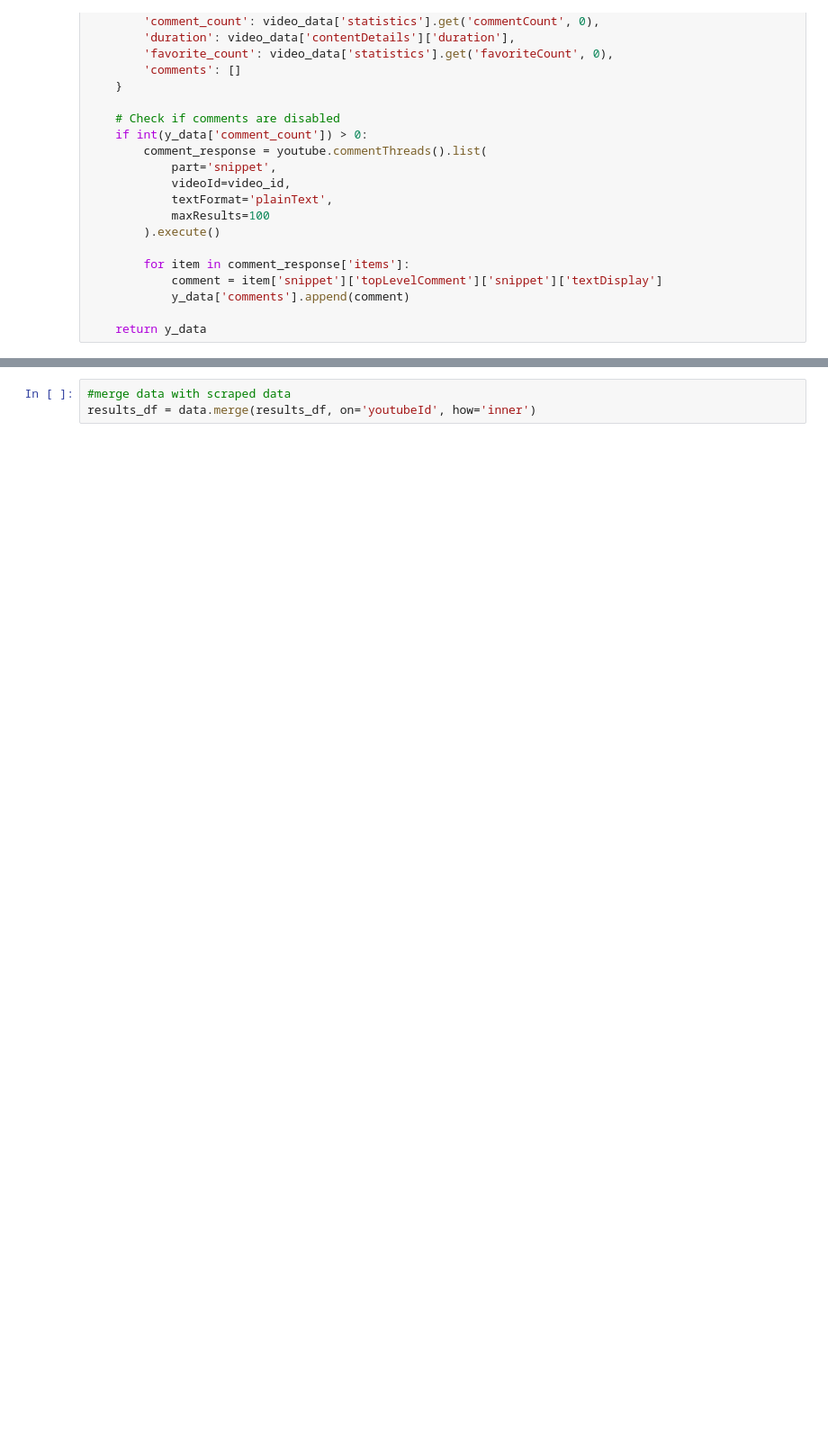
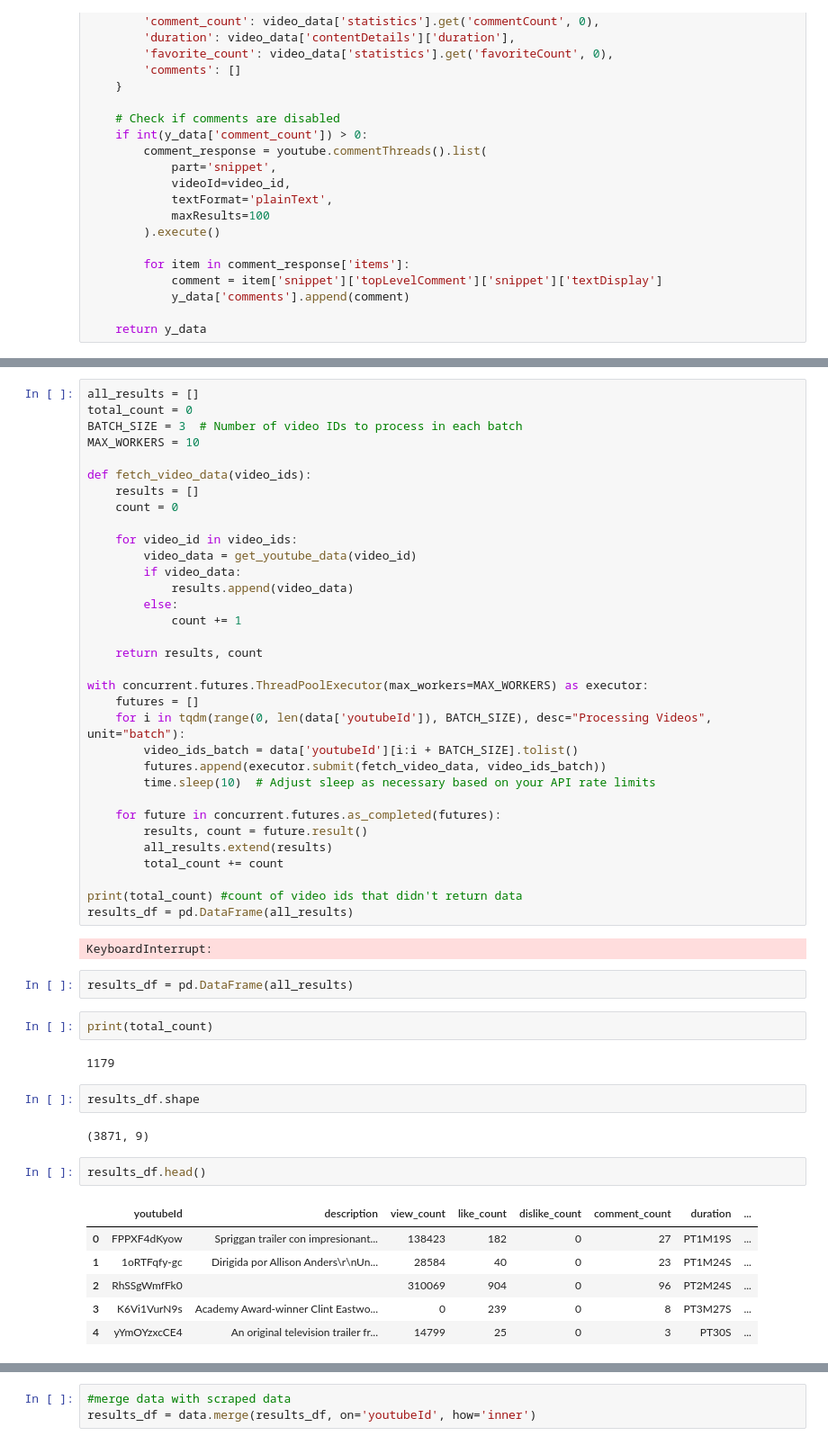
Before and after one commit to Shreyabaral/SocialMediaAnalytics, a Jupyter notebook: youtube_data_analysis.ipynb, the cells around one changed output, grey strips where cells are left out. Shown: that part at 90% size. Drawn from its saved outputs; the diff is of its cells as text; blank space fills up the shorter version.

```diff
--- a/youtube_data_analysis.ipynb
+++ b/youtube_data_analysis.ipynb
@@ -104,4 +105,58 @@ get_youtube_data(data['youtubeId'][0]) #checking if the function works
  'duration': 'PT1M31S',
  'favorite_count': '0',
  'comments': []}
+# %%
+all_results = []
+total_count = 0
+BATCH_SIZE = 3  # Number of video IDs to process in each batch
+MAX_WORKERS = 10
+
+def fetch_video_data(video_ids):
+    results = []
+    count = 0
+
+    for video_id in video_ids:
+        video_data = get_youtube_data(video_id)
+        if video_data:
+            results.append(video_data)
+        else:
+            count += 1
+
+    return results, count
+
+with concurrent.futures.ThreadPoolExecutor(max_workers=MAX_WORKERS) as executor:
+    futures = []
+    for i in tqdm(range(0, len(data['youtubeId']), BATCH_SIZE), desc="Processing Videos", unit="batch"):
+        video_ids_batch = data['youtubeId'][i:i + BATCH_SIZE].tolist()
+        futures.append(executor.submit(fetch_video_data, video_ids_batch))
+        time.sleep(10)  # Adjust sleep as necessary based on your API rate limits
+
+    for future in concurrent.futures.as_completed(futures):
+        results, count = future.result()
+        all_results.extend(results)
+        total_count += count
+
+print(total_count) #count of video ids that didn't return data
+results_df = pd.DataFrame(all_results)
+# %% [output]
+KeyboardInterrupt:
+# %%
+results_df = pd.DataFrame(all_results)
+# %%
+print(total_count)
+# %% [output]
+1179
+# %%
+results_df.shape
+# %% [output]
+(3871, 9)
+# %%
+results_df.head()
+# %% [output]
+|  | youtubeId | description | view_count | like_count | dislike_count | comment_count | duration | ... |
+| 0 | FPPXF4dKyow | Spriggan trailer con impresionant... | 138423 | 182 | 0 | 27 | PT1M19S | ... |
+| 1 | 1oRTFqfy-gc | Dirigida por Allison Anders\r\nUn... | 28584 | 40 | 0 | 23 | PT1M24S | ... |
+| 2 | RhSSgWmfFk0 |  | 310069 | 904 | 0 | 96 | PT2M24S | ... |
+| 3 | K6Vi1VurN9s | Academy Award-winner Clint Eastwo... | 0 | 239 | 0 | 8 | PT3M27S | ... |
+| 4 | yYmOYzxcCE4 | An original television trailer fr... | 14799 | 25 | 0 | 3 | PT30S | ... |
 # %%
```
Also changed, not shown: parts of 7 cells of this notebook.
